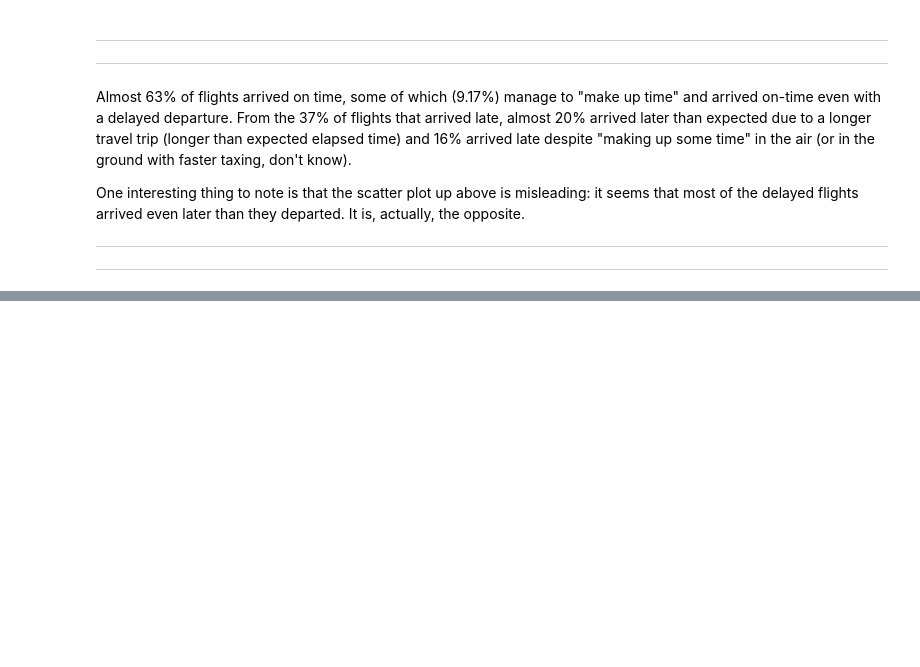
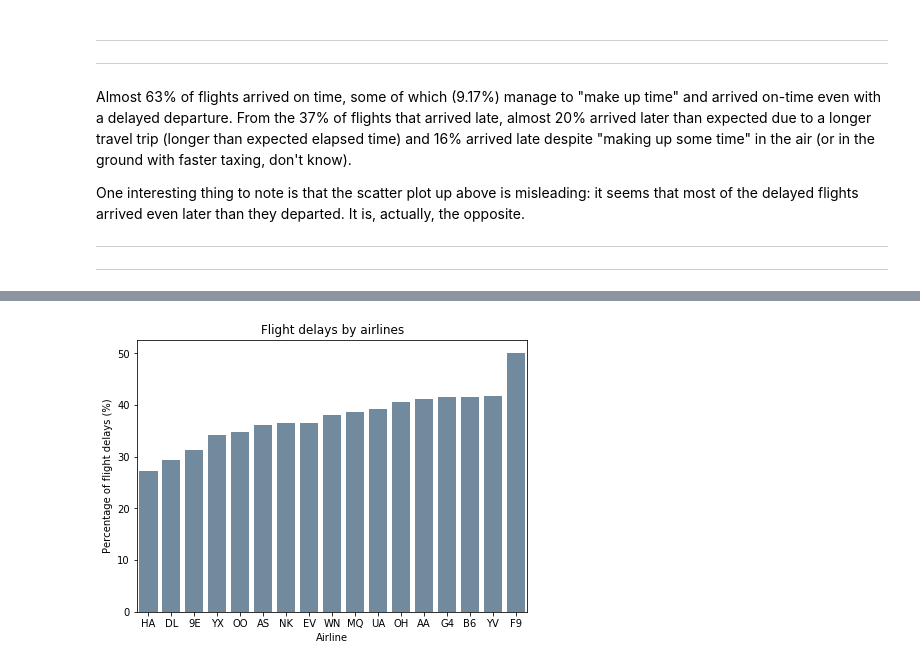
Before and after one commit to lubepe/PredictingFlightDelays, a Jupyter notebook: Predicting flight delays.ipynb, the cells around one changed output, grey strips where cells are left out. Cells and saved outputs as stored; diff of their text form; code cells hidden in the pictures; blank space fills up the shorter version.

Commit message:
Data exploring

```diff
--- a/Predicting flight delays.ipynb
+++ b/Predicting flight delays.ipynb
@@ -729,0 +745,13 @@ One interesting thing to note is that the scatter plot up above is misleading: i
+# %%
+# Percentage of delayed flights per aiport category
+delay_per_airline = train_explor_10h.groupby('OP_CARRIER').apply(lambda x: len(x[x.ARR_DELAY_NEW != 0]) / len(x) * 100)
+delay_per_airline.sort_values(inplace=True)
+# %%
+plt.figure(figsize=(7,5))
+grid = sns.barplot(x=delay_per_airline.index, y=delay_per_airline, color=sns.xkcd_rgb['grey blue'])
+grid.set_title('Flight delays by airlines')
+grid.set_ylabel('Percentage of flight delays (%)')
+grid.set_xlabel('Airline')
+plt.show()
+# %% [output]
+[figure, added]
```
Also changed, not shown: parts of 1 cell of this notebook.
